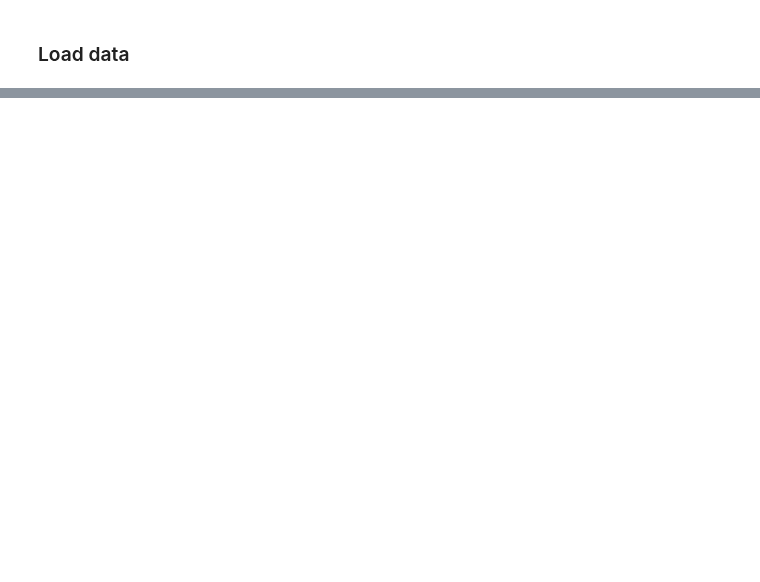
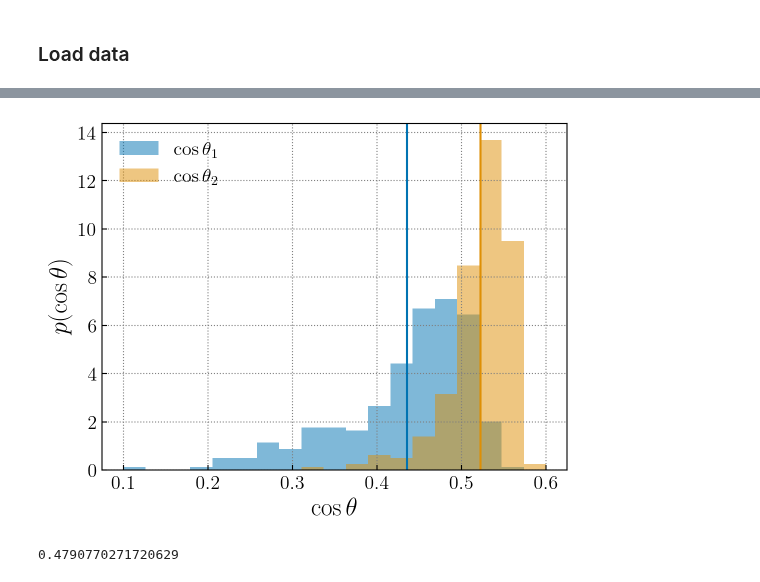
Before and after one commit to simonajmiller/measuring-bbh-component-spin, a Jupyter notebook: Figures/make_figure_04.ipynb, the cells around one changed output, grey strips where cells are left out. Drawn from its saved outputs; the diff is of its cells as text; code cells hidden in the pictures; blank space fills up the shorter version.

```diff
--- a/Figures/make_figure_04.ipynb
+++ b/Figures/make_figure_04.ipynb
@@ -258,0 +289,16 @@ plt.show()
+# %%
+plt.figure()
+plt.hist(cost1s_meas_error, density=True, bins=np.linspace(0.1, 0.6, 20), alpha=0.5, label=r'$\cos\theta_1$')
+plt.axvline(np.average(cost1s_meas_error), color='C0')
+plt.hist(cost2s_meas_error, density=True, bins=np.linspace(0.1, 0.6, 20), alpha=0.5, label=r'$\cos\theta_2$')
+plt.axvline(np.average(cost2s_meas_error), color='C1')
+plt.legend()
+plt.xlabel(r'$\cos\theta$')
+plt.ylabel(r'$p(\cos\theta)$')
+plt.show()
+# %% [output]
+[figure, added]
+# %%
+np.average(np.concatenate([cost1s_meas_error, cost2s_meas_error]))
+# %% [output]
+0.4790770271720629
```
Also changed, not shown: parts of 26 cells of this notebook, 9 other files.
